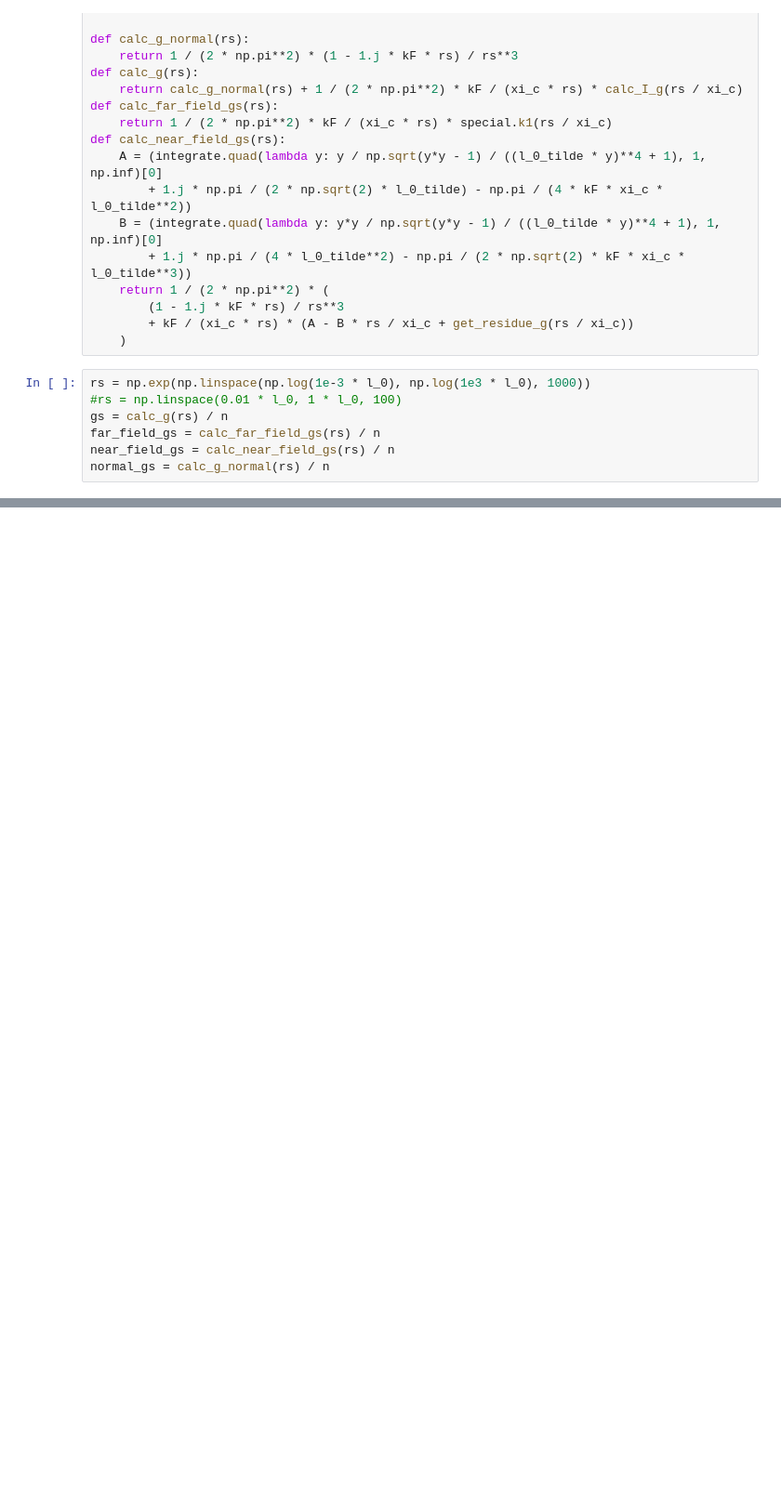
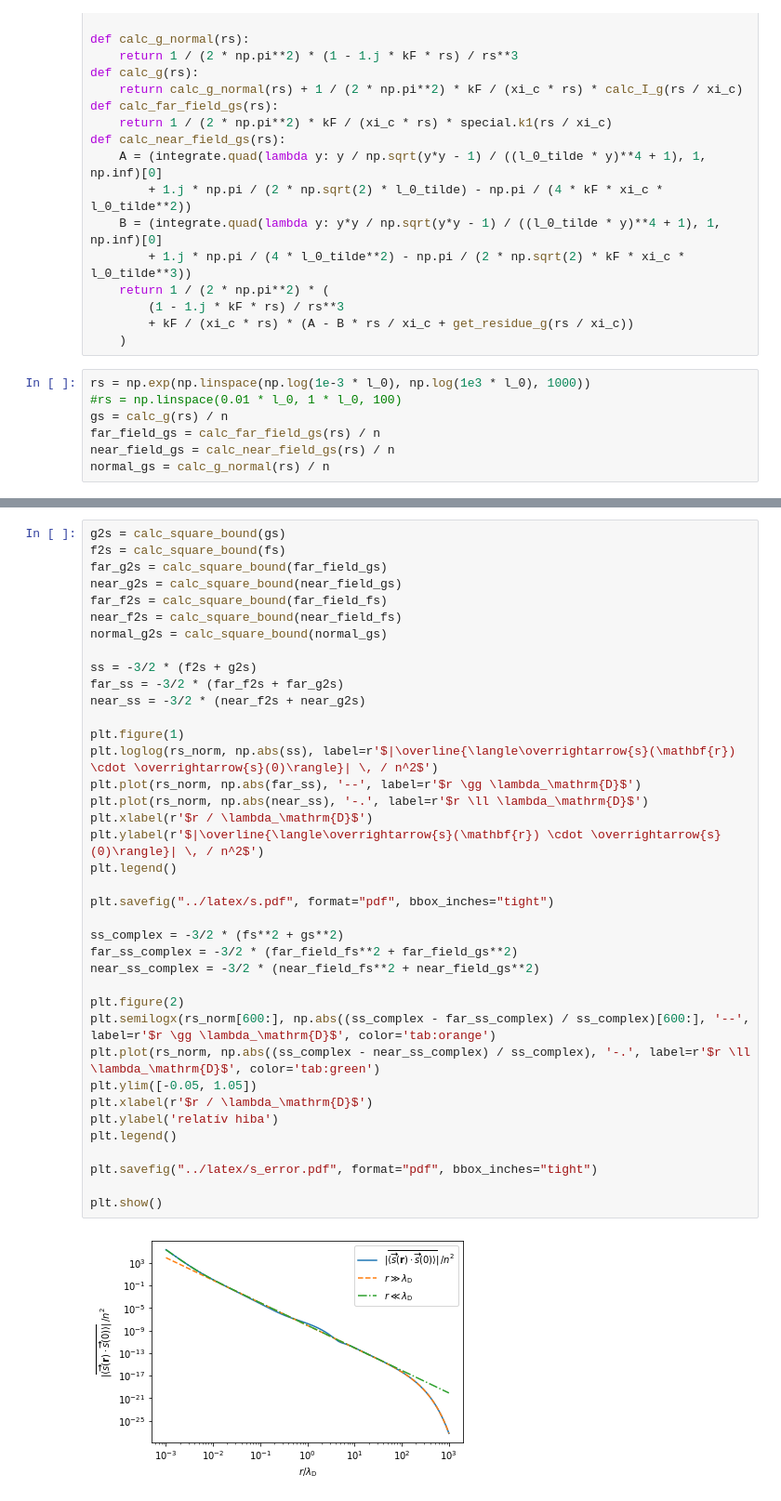
Before and after one commit to Il-Capitano/bsc-thesis, a Jupyter notebook: python/superconducting_state.ipynb, the cells around one changed output, grey strips where cells are left out. Shown at 93% size. Drawn from its saved outputs; the diff is of its cells as text; blank space fills up the shorter version.

```diff
--- a/python/superconducting_state.ipynb
+++ b/python/superconducting_state.ipynb
@@ -169,0 +226,40 @@ plt.show()
+# %%
+g2s = calc_square_bound(gs)
+f2s = calc_square_bound(fs)
+far_g2s = calc_square_bound(far_field_gs)
+near_g2s = calc_square_bound(near_field_gs)
+far_f2s = calc_square_bound(far_field_fs)
+near_f2s = calc_square_bound(near_field_fs)
+normal_g2s = calc_square_bound(normal_gs)
+
+ss = -3/2 * (f2s + g2s)
+far_ss = -3/2 * (far_f2s + far_g2s)
+near_ss = -3/2 * (near_f2s + near_g2s)
+
+plt.figure(1)
+plt.loglog(rs_norm, np.abs(ss), label=r'$|\overline{\langle\overrightarrow{s}(\mathbf{r}) \cdot \overrightarrow{s}(0)\rangle}| \, / n^2$')
+plt.plot(rs_norm, np.abs(far_ss), '--', label=r'$r \gg \lambda_\mathrm{D}$')
+plt.plot(rs_norm, np.abs(near_ss), '-.', label=r'$r \ll \lambda_\mathrm{D}$')
+plt.xlabel(r'$r / \lambda_\mathrm{D}$')
+plt.ylabel(r'$|\overline{\langle\overrightarrow{s}(\mathbf{r}) \cdot \overrightarrow{s}(0)\rangle}| \, / n^2$')
+plt.legend()
+
+plt.savefig("../latex/s.pdf", format="pdf", bbox_inches="tight")
+
+ss_complex = -3/2 * (fs**2 + gs**2)
+far_ss_complex = -3/2 * (far_field_fs**2 + far_field_gs**2)
+near_ss_complex = -3/2 * (near_field_fs**2 + near_field_gs**2)
+
+plt.figure(2)
+plt.semilogx(rs_norm[600:], np.abs((ss_complex - far_ss_complex) / ss_complex)[600:], '--', label=r'$r \gg \lambda_\mathrm{D}$', color='tab:orange')
+plt.plot(rs_norm, np.abs((ss_complex - near_ss_complex) / ss_complex), '-.', label=r'$r \ll \lambda_\mathrm{D}$', color='tab:green')
+plt.ylim([-0.05, 1.05])
+plt.xlabel(r'$r / \lambda_\mathrm{D}$')
+plt.ylabel('relatív hiba')
+plt.legend()
+
+plt.savefig("../latex/s_error.pdf", format="pdf", bbox_inches="tight")
+
+plt.show()
+# %% [output]
+[figure, added]
```
Also changed, not shown: parts of 7 cells of this notebook, 12 other files.
